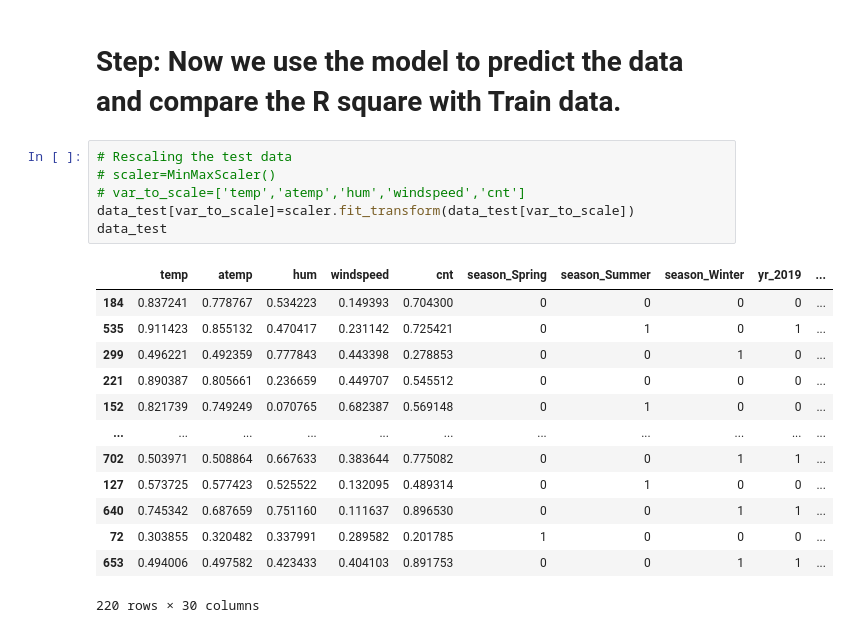
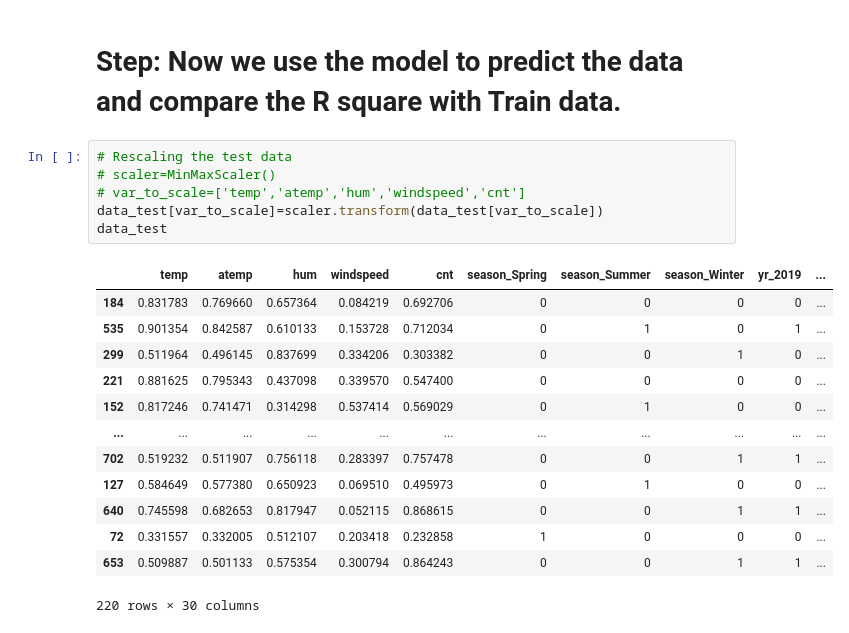
Before and after one commit to Manishk018/upgrad-workspace, a Jupyter notebook: bike sharing/assignment.ipynb, the cells around one changed output. Drawn from its saved outputs; the diff is of its cells as text.

```diff
--- a/bike sharing/assignment.ipynb
+++ b/bike sharing/assignment.ipynb
@@ -593,22 +593,22 @@ Text(0.5, 1.0, 'Residual')
 # %%
 # Rescaling the test data
 # scaler=MinMaxScaler()
 # var_to_scale=['temp','atemp','hum','windspeed','cnt']
-data_test[var_to_scale]=scaler.fit_transform(data_test[var_to_scale])
+data_test[var_to_scale]=scaler.transform(data_test[var_to_scale])
 data_test
 # %% [output]
 |  | temp | atemp | hum | windspeed | cnt | season_Spring | season_Summer | season_Winter | yr_2019 | ... |
-| 184 | 0.837241 | 0.778767 | 0.534223 | 0.149393 | 0.704300 | 0 | 0 | 0 | 0 | ... |
-| 535 | 0.911423 | 0.855132 | 0.470417 | 0.231142 | 0.725421 | 0 | 1 | 0 | 1 | ... |
-| 299 | 0.496221 | 0.492359 | 0.777843 | 0.443398 | 0.278853 | 0 | 0 | 1 | 0 | ... |
-| 221 | 0.890387 | 0.805661 | 0.236659 | 0.449707 | 0.545512 | 0 | 0 | 0 | 0 | ... |
-| 152 | 0.821739 | 0.749249 | 0.070765 | 0.682387 | 0.569148 | 0 | 1 | 0 | 0 | ... |
+| 184 | 0.831783 | 0.769660 | 0.657364 | 0.084219 | 0.692706 | 0 | 0 | 0 | 0 | ... |
+| 535 | 0.901354 | 0.842587 | 0.610133 | 0.153728 | 0.712034 | 0 | 1 | 0 | 1 | ... |
+| 299 | 0.511964 | 0.496145 | 0.837699 | 0.334206 | 0.303382 | 0 | 0 | 1 | 0 | ... |
+| 221 | 0.881625 | 0.795343 | 0.437098 | 0.339570 | 0.547400 | 0 | 0 | 0 | 0 | ... |
+| 152 | 0.817246 | 0.741471 | 0.314298 | 0.537414 | 0.569029 | 0 | 1 | 0 | 0 | ... |
 | ... | ... | ... | ... | ... | ... | ... | ... | ... | ... | ... |
-| 702 | 0.503971 | 0.508864 | 0.667633 | 0.383644 | 0.775082 | 0 | 0 | 1 | 1 | ... |
-| 127 | 0.573725 | 0.577423 | 0.525522 | 0.132095 | 0.489314 | 0 | 1 | 0 | 0 | ... |
-| 640 | 0.745342 | 0.687659 | 0.751160 | 0.111637 | 0.896530 | 0 | 0 | 1 | 1 | ... |
-| 72 | 0.303855 | 0.320482 | 0.337991 | 0.289582 | 0.201785 | 1 | 0 | 0 | 0 | ... |
-| 653 | 0.494006 | 0.497582 | 0.423433 | 0.404103 | 0.891753 | 0 | 0 | 1 | 1 | ... |
+| 702 | 0.519232 | 0.511907 | 0.756118 | 0.283397 | 0.757478 | 0 | 0 | 1 | 1 | ... |
+| 127 | 0.584649 | 0.577380 | 0.650923 | 0.069510 | 0.495973 | 0 | 1 | 0 | 0 | ... |
+| 640 | 0.745598 | 0.682653 | 0.817947 | 0.052115 | 0.868615 | 0 | 0 | 1 | 1 | ... |
+| 72 | 0.331557 | 0.332005 | 0.512107 | 0.203418 | 0.232858 | 1 | 0 | 0 | 0 | ... |
+| 653 | 0.509887 | 0.501133 | 0.575354 | 0.300794 | 0.864243 | 0 | 0 | 1 | 1 | ... |
 220 rows × 30 columns
 # %%
 # Dividing the test data to X_test and y_test
```
Also changed, not shown: parts of 11 cells of this notebook.
